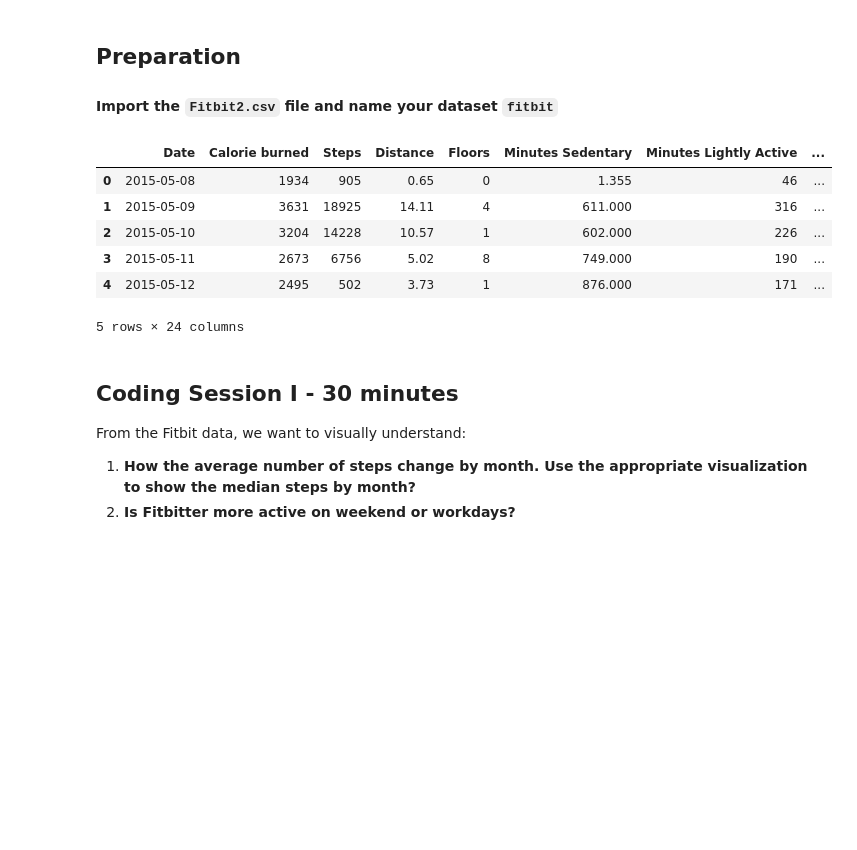
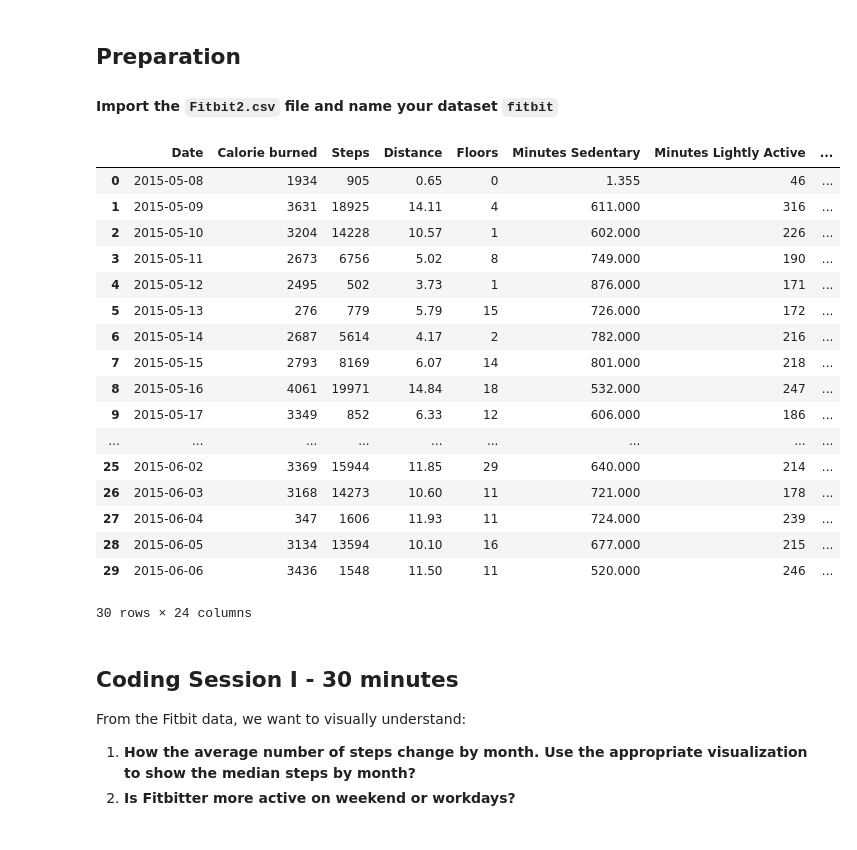
Before and after one commit to JavierLuna/data-labs, a Jupyter notebook: module-2/lab-matplotlib-seaborn/your-code/challenge-2.ipynb, the cells around one changed output. Drawn from its saved outputs; the diff is of its cells as text; code cells hidden in the pictures; blank space fills up the shorter version.

```diff
--- a/module-2/lab-matplotlib-seaborn/your-code/challenge-2.ipynb
+++ b/module-2/lab-matplotlib-seaborn/your-code/challenge-2.ipynb
@@ -17,15 +16,26 @@ import seaborn as sns
 #### Import the `Fitbit2.csv` file and name your dataset `fitbit`
 # %%
 fitbit=pd.read_csv('Fitbit2.csv')
-fitbit.head()
+fitbit.head(30)
 # %% [output]
 |  | Date | Calorie burned | Steps | Distance | Floors | Minutes Sedentary | Minutes Lightly Active | ... |
 | 0 | 2015-05-08 | 1934 | 905 | 0.65 | 0 | 1.355 | 46 | ... |
 | 1 | 2015-05-09 | 3631 | 18925 | 14.11 | 4 | 611.000 | 316 | ... |
 | 2 | 2015-05-10 | 3204 | 14228 | 10.57 | 1 | 602.000 | 226 | ... |
 | 3 | 2015-05-11 | 2673 | 6756 | 5.02 | 8 | 749.000 | 190 | ... |
 | 4 | 2015-05-12 | 2495 | 502 | 3.73 | 1 | 876.000 | 171 | ... |
+| 5 | 2015-05-13 | 276 | 779 | 5.79 | 15 | 726.000 | 172 | ... |
+| 6 | 2015-05-14 | 2687 | 5614 | 4.17 | 2 | 782.000 | 216 | ... |
+| 7 | 2015-05-15 | 2793 | 8169 | 6.07 | 14 | 801.000 | 218 | ... |
+| 8 | 2015-05-16 | 4061 | 19971 | 14.84 | 18 | 532.000 | 247 | ... |
+| 9 | 2015-05-17 | 3349 | 852 | 6.33 | 12 | 606.000 | 186 | ... |
+| ... | ... | ... | ... | ... | ... | ... | ... | ... |
+| 25 | 2015-06-02 | 3369 | 15944 | 11.85 | 29 | 640.000 | 214 | ... |
+| 26 | 2015-06-03 | 3168 | 14273 | 10.60 | 11 | 721.000 | 178 | ... |
+| 27 | 2015-06-04 | 347 | 1606 | 11.93 | 11 | 724.000 | 239 | ... |
+| 28 | 2015-06-05 | 3134 | 13594 | 10.10 | 16 | 677.000 | 215 | ... |
+| 29 | 2015-06-06 | 3436 | 1548 | 11.50 | 11 | 520.000 | 246 | ... |
-5 rows × 24 columns
+30 rows × 24 columns
 # %% [markdown]
 ## Coding Session I - 30 minutes
 
```
Also changed, not shown: parts of 15 cells of this notebook.
